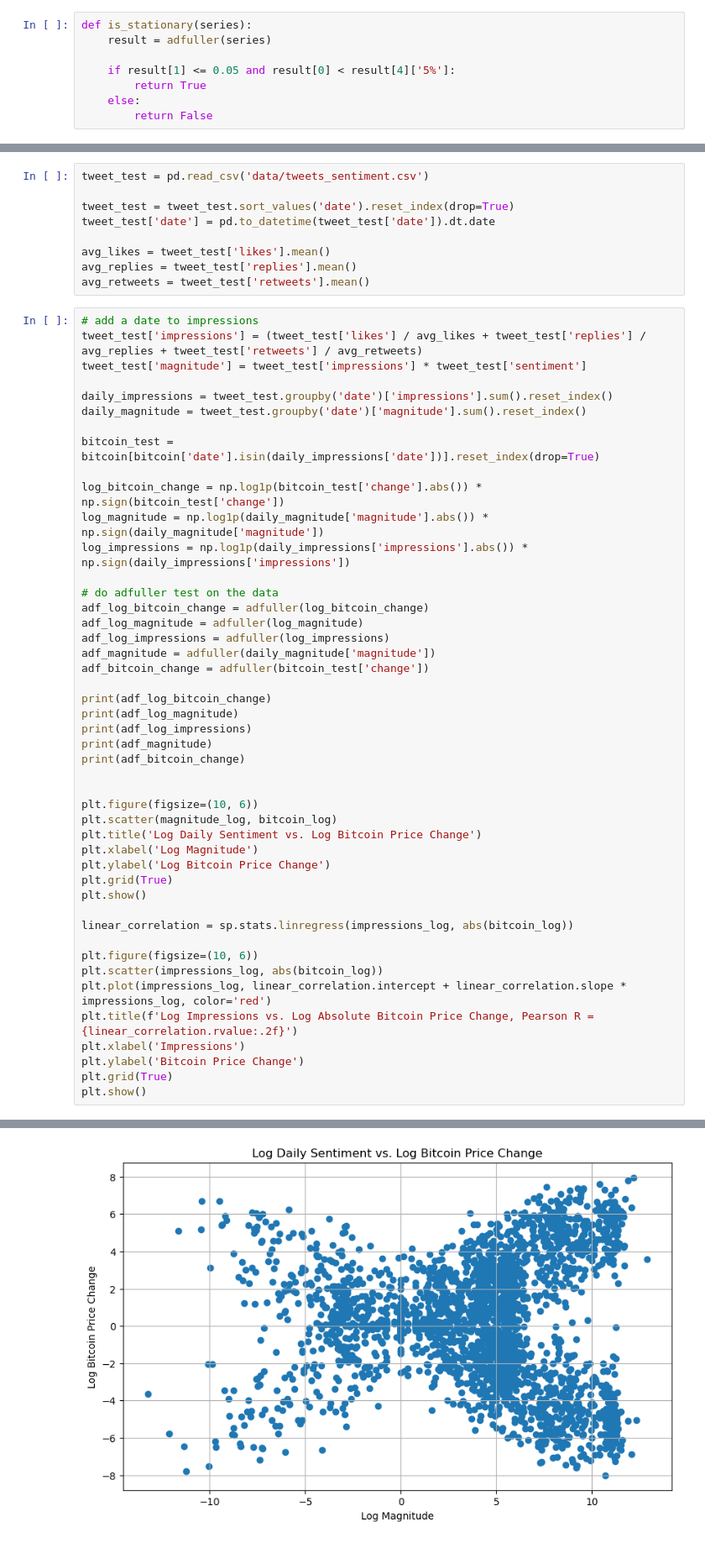
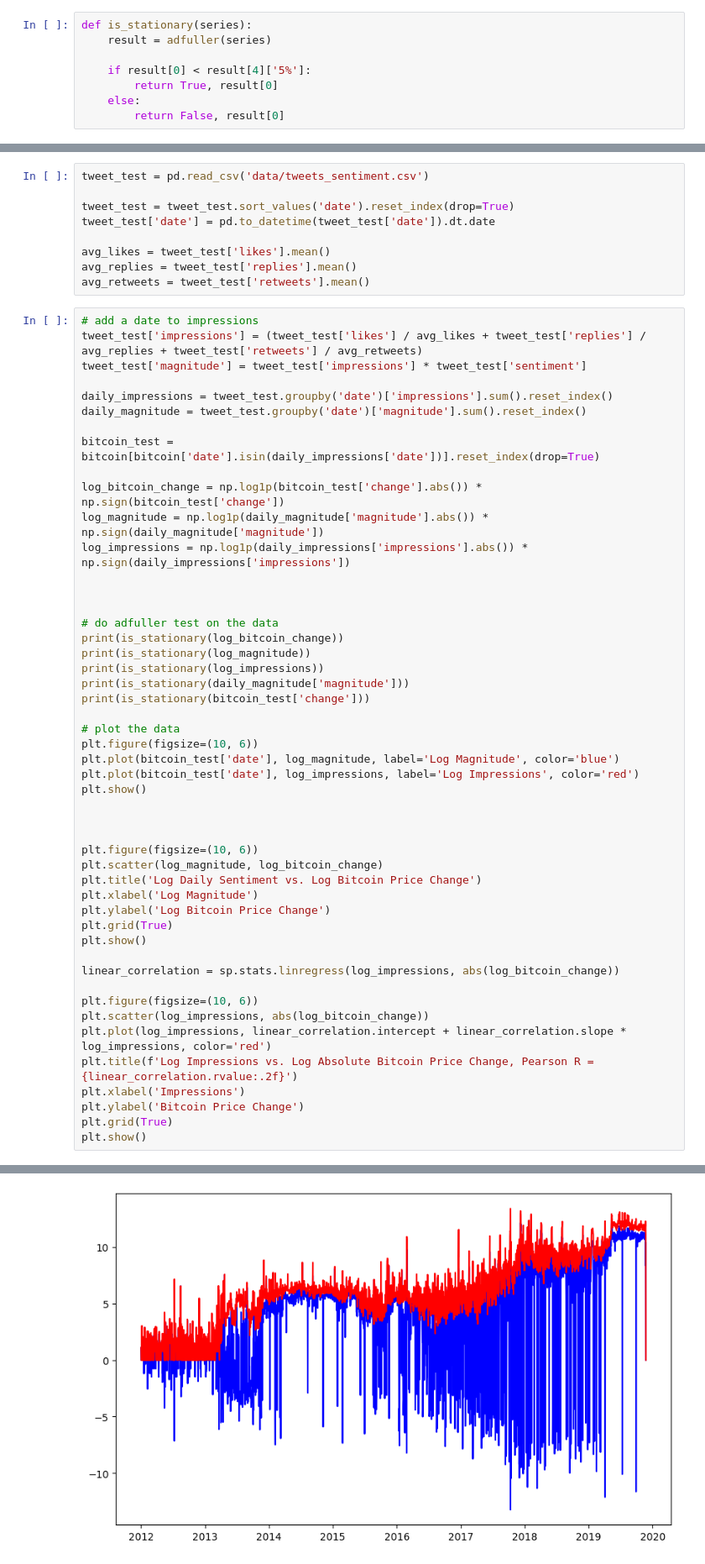
Before and after one commit to finn-prins/Scientific-Data-Analysis-Project, a Jupyter notebook: team_11.ipynb, the cells around one changed output, grey strips where cells are left out. Shown at 84% size. Cells and saved outputs as stored; diff of their text form.

Commit message:
is stationary again

```diff
--- a/team_11.ipynb
+++ b/team_11.ipynb
@@ -271,10 +271,10 @@ plt.show()
 def is_stationary(series):
     result = adfuller(series)
 
-    if result[1] <= 0.05 and result[0] < result[4]['5%']:
-        return True
+    if result[0] < result[4]['5%']:
+        return True, result[0]
     else:
-        return False
+        return False, result[0]
 # %% [markdown]
 **Log impressions and log bitcoin price**
 # %%
@@ -811,33 +811,36 @@ log_bitcoin_change = np.log1p(bitcoin_test['change'].abs()) * np.sign(bitcoin_te
 log_magnitude = np.log1p(daily_magnitude['magnitude'].abs()) * np.sign(daily_magnitude['magnitude'])
 log_impressions = np.log1p(daily_impressions['impressions'].abs()) * np.sign(daily_impressions['impressions'])
 
+
+
 # do adfuller test on the data
-adf_log_bitcoin_change = adfuller(log_bitcoin_change)
-adf_log_magnitude = adfuller(log_magnitude)
-adf_log_impressions = adfuller(log_impressions)
-adf_magnitude = adfuller(daily_magnitude['magnitude'])
-adf_bitcoin_change = adfuller(bitcoin_test['change'])
+print(is_stationary(log_bitcoin_change))
+print(is_stationary(log_magnitude))
+print(is_stationary(log_impressions))
+print(is_stationary(daily_magnitude['magnitude']))
+print(is_stationary(bitcoin_test['change']))
 
-print(adf_log_bitcoin_change)
-print(adf_log_magnitude)
-print(adf_log_impressions)
-print(adf_magnitude)
-print(adf_bitcoin_change)
+# plot the data
+plt.figure(figsize=(10, 6))
+plt.plot(bitcoin_test['date'], log_magnitude, label='Log Magnitude', color='blue')
+plt.plot(bitcoin_test['date'], log_impressions, label='Log Impressions', color='red')
+plt.show()
+
 
 
 plt.figure(figsize=(10, 6))
-plt.scatter(magnitude_log, bitcoin_log)
+plt.scatter(log_magnitude, log_bitcoin_change)
 plt.title('Log Daily Sentiment vs. Log Bitcoin Price Change')
 plt.xlabel('Log Magnitude')
 plt.ylabel('Log Bitcoin Price Change')
 plt.grid(True)
 plt.show()
 
-linear_correlation = sp.stats.linregress(impressions_log, abs(bitcoin_log))
+linear_correlation = sp.stats.linregress(log_impressions, abs(log_bitcoin_change))
 
 plt.figure(figsize=(10, 6))
-plt.scatter(impressions_log, abs(bitcoin_log))
-plt.plot(impressions_log, linear_correlation.intercept + linear_correlation.slope * impressions_log, color='red')
+plt.scatter(log_impressions, abs(log_bitcoin_change))
+plt.plot(log_impressions, linear_correlation.intercept + linear_correlation.slope * log_impressions, color='red')
 plt.title(f'Log Impressions vs. Log Absolute Bitcoin Price Change, Pearson R = {linear_correlation.rvalue:.2f}')
 plt.xlabel('Impressions')
 plt.ylabel('Bitcoin Price Change')
@@ -852 +855 @@ plt.show()
-[figure, old version]
+[figure, new version]
```
Also changed, not shown: parts of 1 cell of this notebook.
